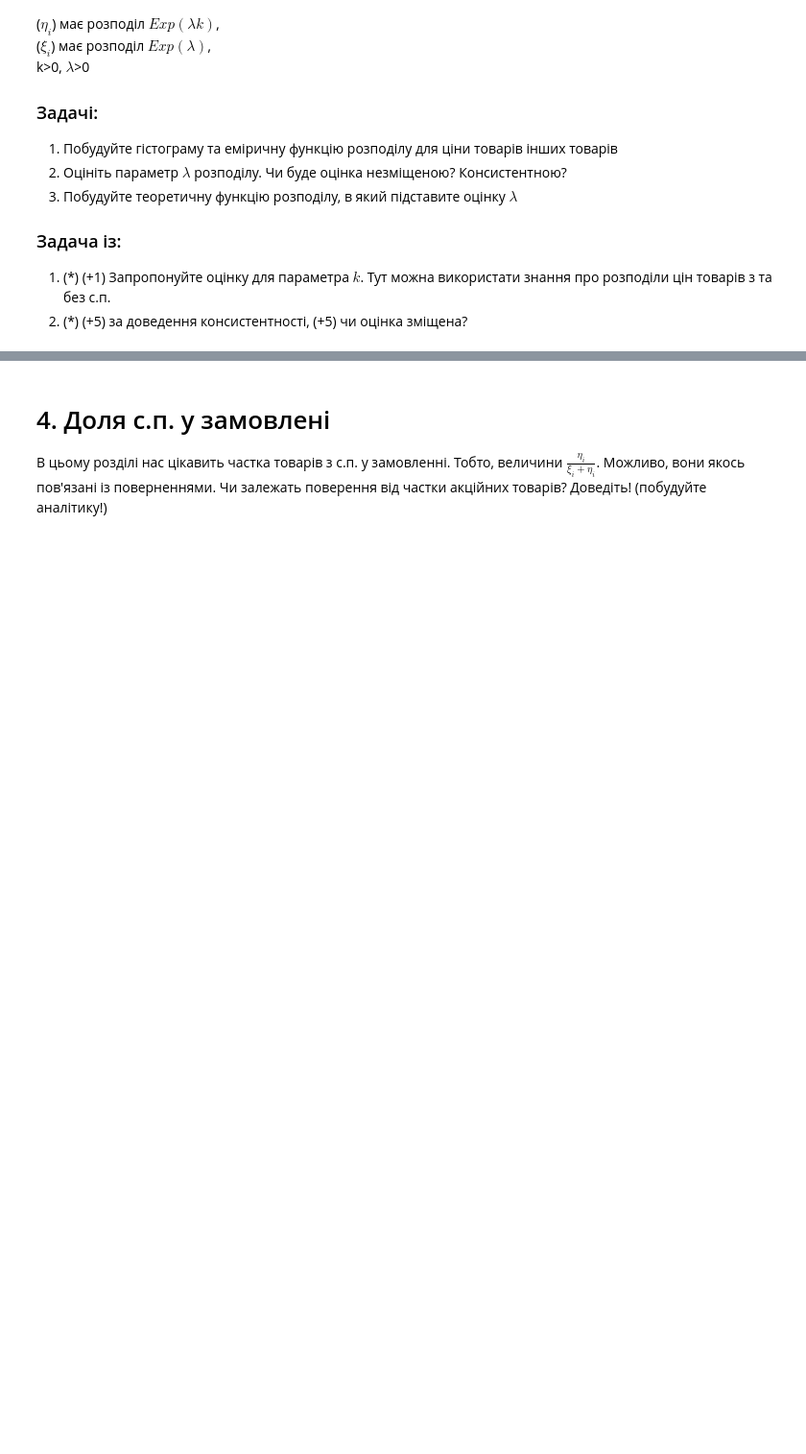
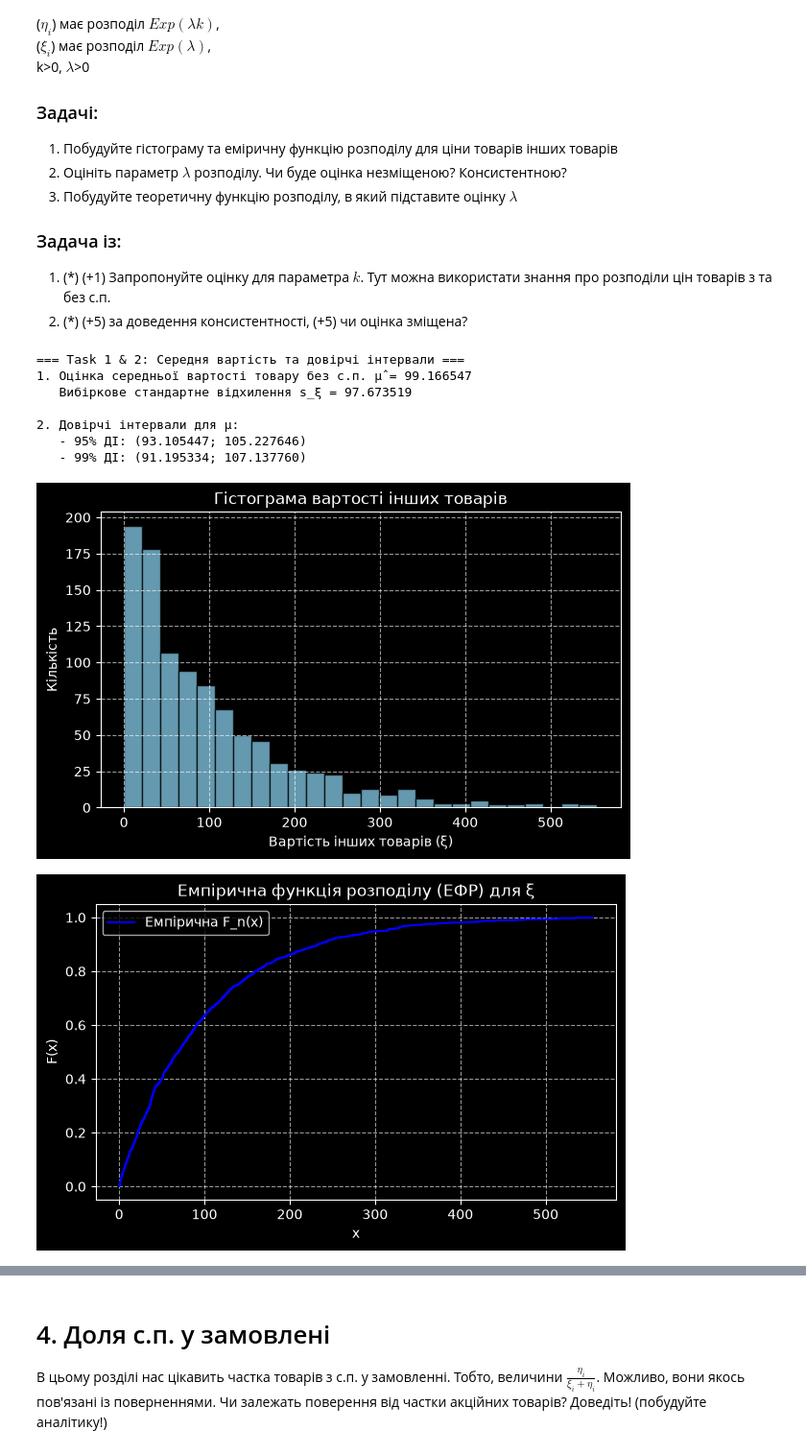
Before and after one commit to moskalenkoalina/computerStatic, a Jupyter notebook: LB1/lab1_definition.ipynb, the cells around one changed output, grey strips where cells are left out. Shown at 96% size. Cells and saved outputs as stored; diff of their text form; code cells hidden in the pictures; blank space fills up the shorter version.

```diff
--- a/LB1/lab1_definition.ipynb
+++ b/LB1/lab1_definition.ipynb
@@ -78,3 +176,82 @@ $p_i$ - чи був товар із с.п. повернуто (return)
 ### Задача із:
 1. (*) (+1) Запропонуйте оцінку для параметра $k$. Тут можна використати знання про розподіли цін товарів з та без с.п.
 2. (*) (+5) за доведення консистентності, (+5) чи оцінка зміщена?
+# %%
+import numpy as np
+import pandas as pd
+from scipy import stats
+import matplotlib.pyplot as plt
+
+if 'other' not in data.columns:
+    data['other'] = data['total'] - data['special_proposition']
+
+xi = data['other'].to_numpy(dtype=float)
+n = len(xi)
+
+mu_xi = xi.mean()
+s_xi = xi.std(ddof=1)
+
+print("=== Task 1 & 2: Середня вартість та довірчі інтервали ===")
+print(f"1. Оцінка середньої вартості товару без с.п. μ̂ = {mu_xi:.6f}")
+print(f"   Вибіркове стандартне відхилення s_ξ = {s_xi:.6f}\n")
+
+print("2. Довірчі інтервали для μ:")
+for confidence in [0.95, 0.99]:
+    alpha = 1 - confidence
+    t_crit = stats.t.ppf(1 - alpha / 2, df=n - 1)
+    margin = t_crit * s_xi / np.sqrt(n)
+    print(f"   - {int(confidence*100)}% ДІ: ({mu_xi - margin:.6f}; {mu_xi + margin:.6f})")
+
+xi_sorted = np.sort(xi)
+ecdf_xi = np.arange(1, n + 1) / n
+
+# 1. Гістограма
+plt.figure(figsize=(7, 4))
+plt.hist(xi, bins='auto', edgecolor='black', alpha=0.75, color='skyblue')
+plt.xlabel('Вартість інших товарів (ξ)')
+plt.ylabel('Кількість')
+plt.title('Гістограма вартості інших товарів')
+plt.grid(True, linestyle='--', alpha=0.6)
+plt.show()
+
+# 2. Емпірична функція розподілу (ЕФР)
+plt.figure(figsize=(7, 4))
+plt.step(xi_sorted, ecdf_xi, where='post', color='blue', label='Емпірична F_n(x)')
+plt.xlabel('x')
+plt.ylabel('F(x)')
+plt.title('Емпірична функція розподілу (ЕФР) для ξ')
+plt.grid(True, linestyle='--', alpha=0.6)
+plt.legend()
+plt.show()
+
+# 3. Оцінка параметра λ
+lambda_hat = 1 / mu_xi
+print("\n=== Задача: Оцінка параметра λ ===")
+print(f"2. Оцінка параметра λ̂ = 1 / μ̂ = {lambda_hat:.6f}")
+print("   • Властивості оцінки:")
+print("     - Консистентність: ТАК (за Законом великих чисел та теоремою про неперервне відображення).")
+print("     - Незміщеність: НІ (на скінченній вибірці оцінка є зміщеною, але асимптотично незміщена).")
+
+# 4. Побудова теоретичної функції розподілу Exp(λ̂)
+xx = np.linspace(0, xi.max() * 1.1, 300)
+F_xi_theory = 1 - np.exp(-lambda_hat * xx)
+
+plt.figure(figsize=(7, 4))
+plt.step(xi_sorted, ecdf_xi, where='post', color='blue', label='Емпірична F_n(x)')
+plt.plot(xx, F_xi_theory, color='red', linewidth=2, label=f'Теоретична F(x) = 1 - exp(-{lambda_hat:.4f}·x)')
+plt.xlabel('x')
+plt.ylabel('F(x)')
+plt.title('Порівняння емпіричної та теоретичної функцій розподілу ξ')
+plt.grid(True, linestyle='--', alpha=0.6)
+plt.legend()
+plt.show()
+# %% [output]
+=== Task 1 & 2: Середня вартість та довірчі інтервали ===
+1. Оцінка середньої вартості товару без с.п. μ̂ = 99.166547
+   Вибіркове стандартне відхилення s_ξ = 97.673519
+
+2. Довірчі інтервали для μ:
+   - 95% ДІ: (93.105447; 105.227646)
+   - 99% ДІ: (91.195334; 107.137760)
+[figure, added]
+[figure, added]
```
Also changed, not shown: parts of 4 cells of this notebook.
